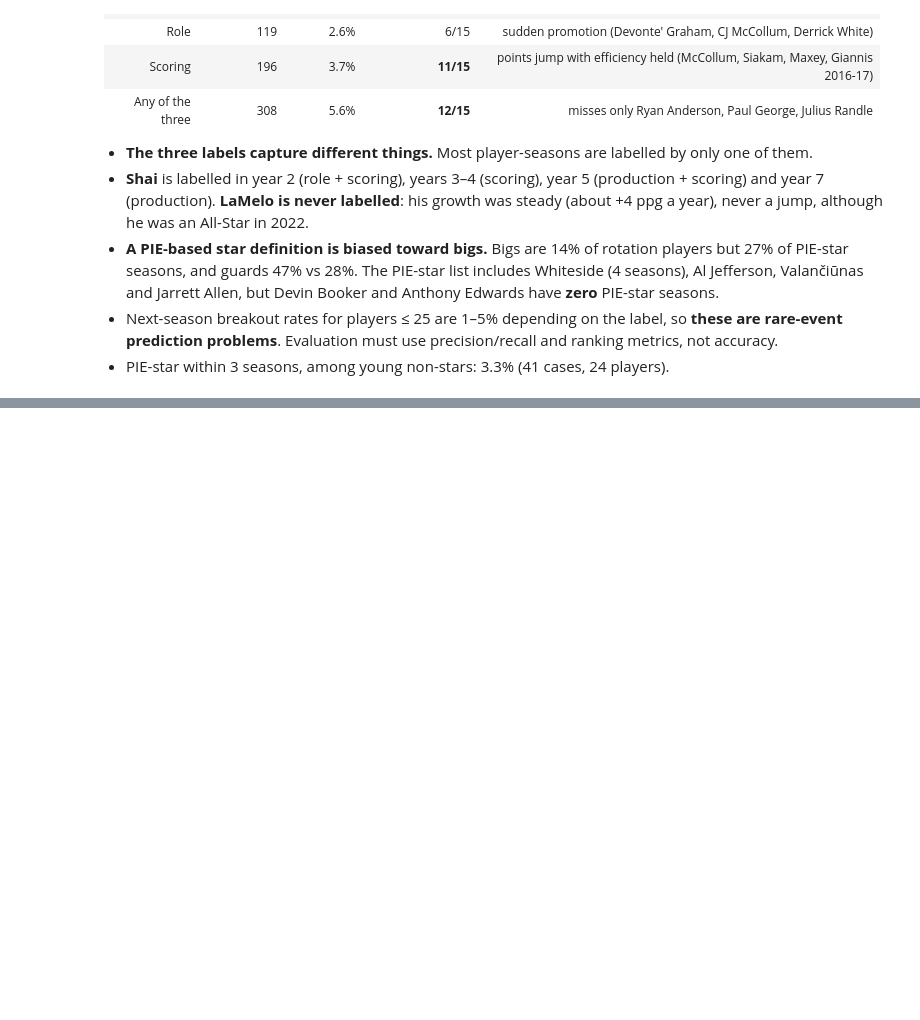
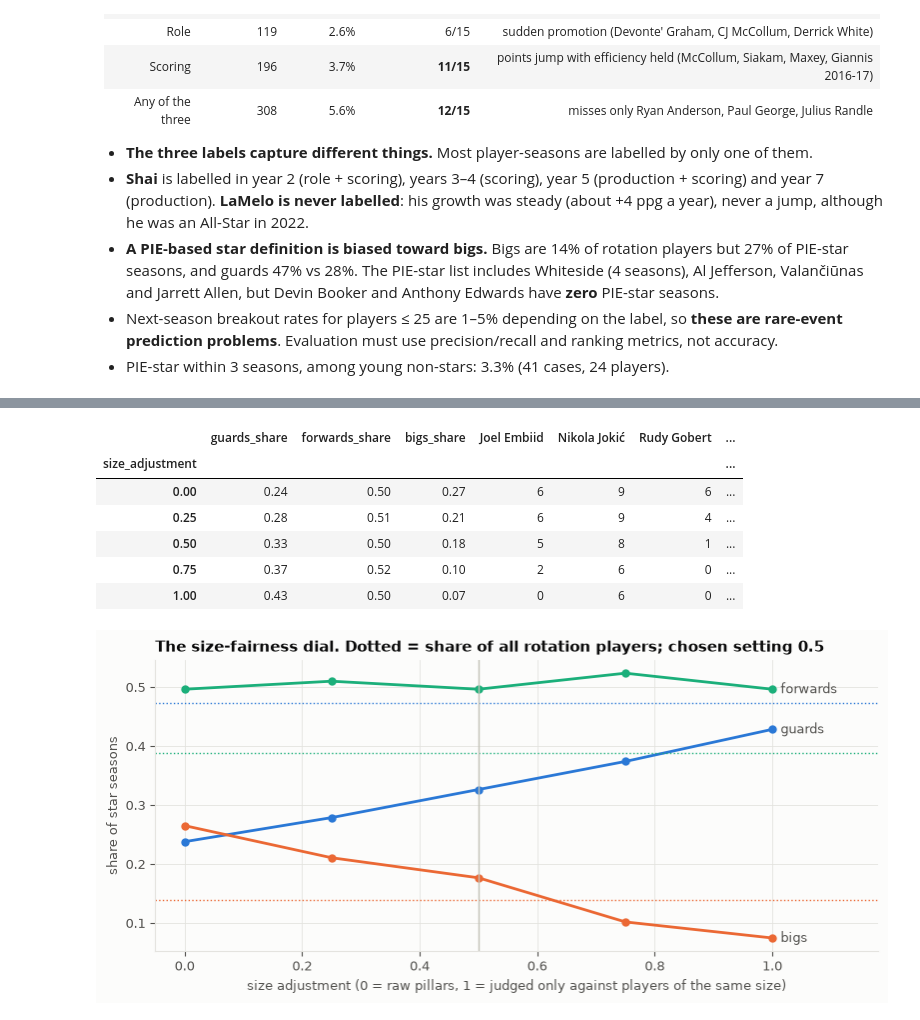
Before and after one commit to dan-j-e/unicorn-hunting, a Jupyter notebook: notebooks/05_breakout_hunting.ipynb, the cells around one changed output, grey strips where cells are left out. Drawn from its saved outputs; the diff is of its cells as text; code cells hidden in the pictures; blank space fills up the shorter version.

```diff
--- a/notebooks/05_breakout_hunting.ipynb
+++ b/notebooks/05_breakout_hunting.ipynb
@@ -201,0 +219,38 @@ dtype: float64
+# %%
+from unicorn.labels import add_star_score
+
+rot = lab[lab["min_scaled"] >= 1500]
+groups = pd.cut(lab["position_num"], [0, 2.0, 3.5, 5.0], labels=["guards", "forwards", "bigs"])
+base_mix = groups[rot.index].value_counts(normalize=True)
+
+dial = []
+for a in [0, 0.25, 0.5, 0.75, 1.0]:
+    s = add_star_score(lab, size_adjustment=a)
+    stars = s[s["star_season"]]
+    mix = groups[stars.index].value_counts(normalize=True)
+    per_player = stars.groupby("player_name").size()
+    dial.append({"size_adjustment": a, **{f"{g}_share": mix.get(g, 0) for g in ["guards", "forwards", "bigs"]},
+                 **{n: int(per_player.get(n, 0)) for n in ["Joel Embiid", "Nikola Jokić", "Rudy Gobert", "Jayson Tatum",
+                                                           "Donovan Mitchell", "Devin Booker", "Anthony Edwards"]}})
+dial = pd.DataFrame(dial).set_index("size_adjustment")
+
+fig, ax = plt.subplots(figsize=(8, 3.8))
+for g, color in [("guards", SERIES[0]), ("forwards", SERIES[2]), ("bigs", SERIES[1])]:
+    ax.plot(dial.index, dial[f"{g}_share"], color=color, marker="o", markersize=5)
+    ax.axhline(base_mix[g], color=color, linewidth=1, linestyle=":")
+    ax.annotate(f"{g}", (1.0, dial[f"{g}_share"].iloc[-1]), xytext=(6, 0), textcoords="offset points", va="center", color=INK2)
+ax.axvline(0.5, color=MUTED, linewidth=1)
+ax.set_xlabel("size adjustment (0 = raw pillars, 1 = judged only against players of the same size)")
+ax.set_ylabel("share of star seasons"); ax.set_xlim(-0.05, 1.18)
+ax.set_title("The size-fairness dial. Dotted = share of all rotation players; chosen setting 0.5", loc="left")
+fig.tight_layout(); fig.savefig(FIG_DIR / "05_star_size_dial.png", dpi=150, bbox_inches="tight")
+dial.round(2)
+# %% [output]
+|  | guards_share | forwards_share | bigs_share | Joel Embiid | Nikola Jokić | Rudy Gobert | ... |
+| size_adjustment |  |  |  |  |  |  | ... |
+| 0.00 | 0.24 | 0.50 | 0.27 | 6 | 9 | 6 | ... |
+| 0.25 | 0.28 | 0.51 | 0.21 | 6 | 9 | 4 | ... |
+| 0.50 | 0.33 | 0.50 | 0.18 | 5 | 8 | 1 | ... |
+| 0.75 | 0.37 | 0.52 | 0.10 | 2 | 6 | 0 | ... |
+| 1.00 | 0.43 | 0.50 | 0.07 | 0 | 6 | 0 | ... |
+[figure, added]
```
Also changed, not shown: parts of 6 cells of this notebook, 3 other files.
